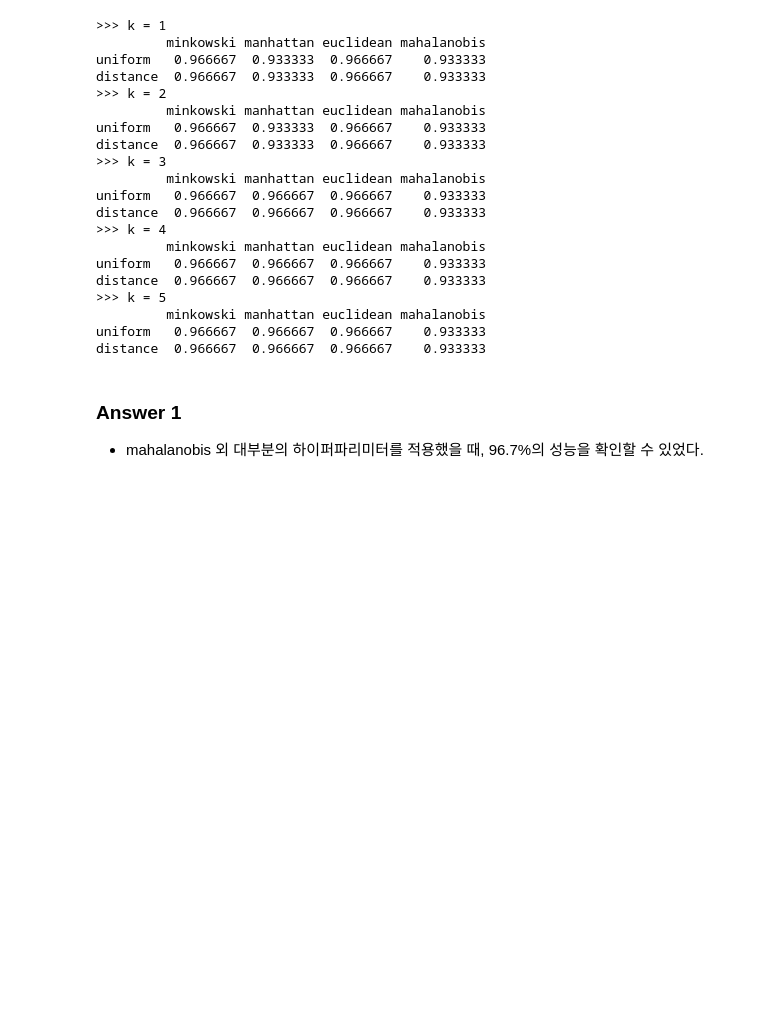
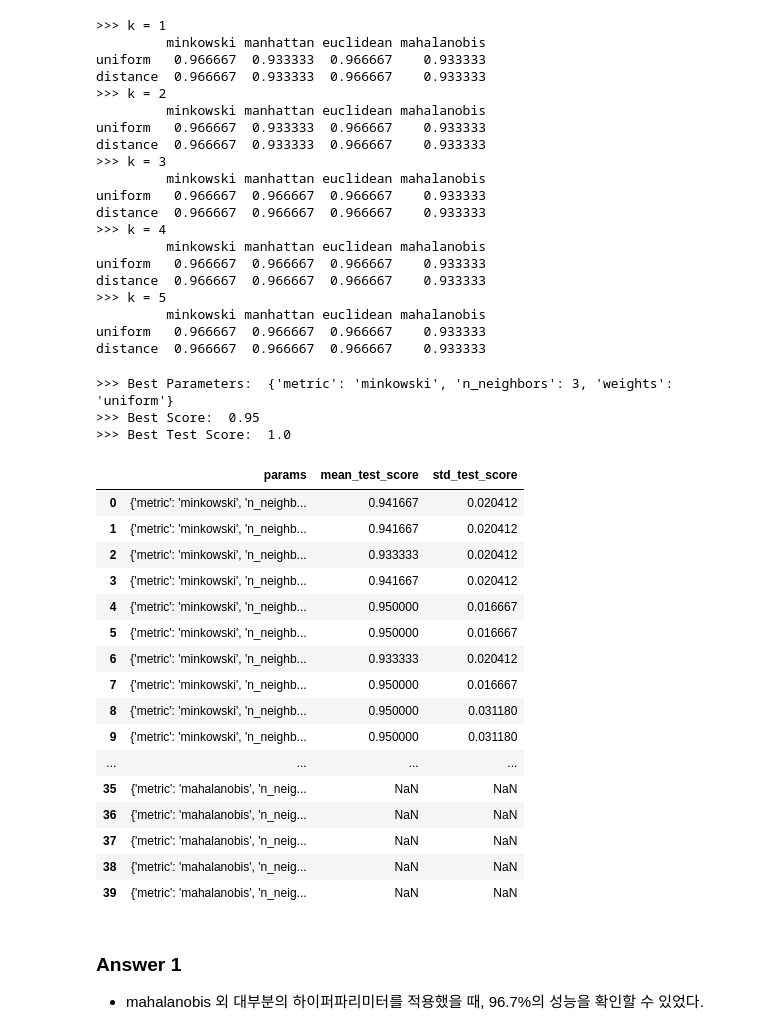
Before and after one commit to wld159/LAB_Codes, a Jupyter notebook: Python/2022-1 빅데이터와인공지능/Machine Learning/HW_3_Machine_Learning.ipynb, the cells around one changed output. Drawn from its saved outputs; the diff is of its cells as text; code cells hidden in the pictures; blank space fills up the shorter version.

```diff
--- a/Python/2022-1 빅데이터와인공지능/Machine Learning/HW_3_Machine_Learning.ipynb
+++ b/Python/2022-1 빅데이터와인공지능/Machine Learning/HW_3_Machine_Learning.ipynb
@@ -112,6 +112,45 @@ distance  0.966667  0.966667  0.966667    0.933333
          minkowski manhattan euclidean mahalanobis
 uniform   0.966667  0.966667  0.966667    0.933333
 distance  0.966667  0.966667  0.966667    0.933333
+# %%
+parameters = {
+    'n_neighbors': list_k,
+    'weights': list_weights,
+    'metric': list_metric
+    }
+# %%
+knn_iris = KNeighborsClassifier()
+GridSearchCV_iris = GridSearchCV(knn_iris, parameters, cv=5, scoring='accuracy')
+GridSearchCV_iris.fit(X_train, y_train)
+print(">>> Best Parameters: ", GridSearchCV_iris.best_params_)
+print(">>> Best Score: ", GridSearchCV_iris.best_score_)
+print(">>> Best Test Score: ", GridSearchCV_iris.score(X_test, y_test))
+# %% [output]
+>>> Best Parameters:  {'metric': 'minkowski', 'n_neighbors': 3, 'weights': 'uniform'}
+>>> Best Score:  0.95
+>>> Best Test Score:  1.0
+# %%
+df_iris_score = pd.DataFrame(data=GridSearchCV_iris.cv_results_)
+df_iris_score = df_iris_score[['params', 'mean_test_score', 'std_test_score']]
+df_iris_score
+# %% [output]
+|  | params | mean_test_score | std_test_score |
+| 0 | {'metric': 'minkowski', 'n_neighb... | 0.941667 | 0.020412 |
+| 1 | {'metric': 'minkowski', 'n_neighb... | 0.941667 | 0.020412 |
+| 2 | {'metric': 'minkowski', 'n_neighb... | 0.933333 | 0.020412 |
+| 3 | {'metric': 'minkowski', 'n_neighb... | 0.941667 | 0.020412 |
+| 4 | {'metric': 'minkowski', 'n_neighb... | 0.950000 | 0.016667 |
+| 5 | {'metric': 'minkowski', 'n_neighb... | 0.950000 | 0.016667 |
+| 6 | {'metric': 'minkowski', 'n_neighb... | 0.933333 | 0.020412 |
+| 7 | {'metric': 'minkowski', 'n_neighb... | 0.950000 | 0.016667 |
+| 8 | {'metric': 'minkowski', 'n_neighb... | 0.950000 | 0.031180 |
+| 9 | {'metric': 'minkowski', 'n_neighb... | 0.950000 | 0.031180 |
+| ... | ... | ... | ... |
+| 35 | {'metric': 'mahalanobis', 'n_neig... | NaN | NaN |
+| 36 | {'metric': 'mahalanobis', 'n_neig... | NaN | NaN |
+| 37 | {'metric': 'mahalanobis', 'n_neig... | NaN | NaN |
+| 38 | {'metric': 'mahalanobis', 'n_neig... | NaN | NaN |
+| 39 | {'metric': 'mahalanobis', 'n_neig... | NaN | NaN |
 # %% [markdown]
 ### Answer 1
 * mahalanobis 외 대부분의 하이퍼파리미터를 적용했을 때, 96.7%의 성능을 확인할 수 있었다.
```
Also changed, not shown: parts of 1 cell of this notebook.
